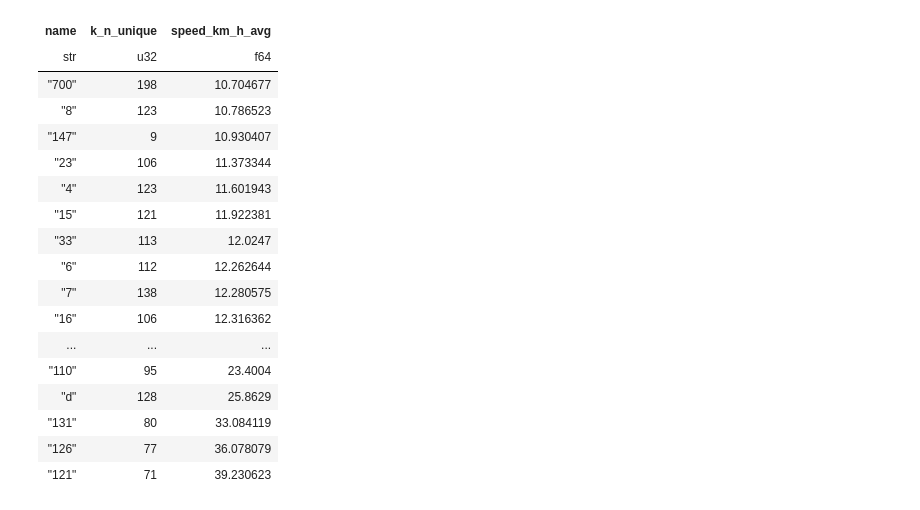
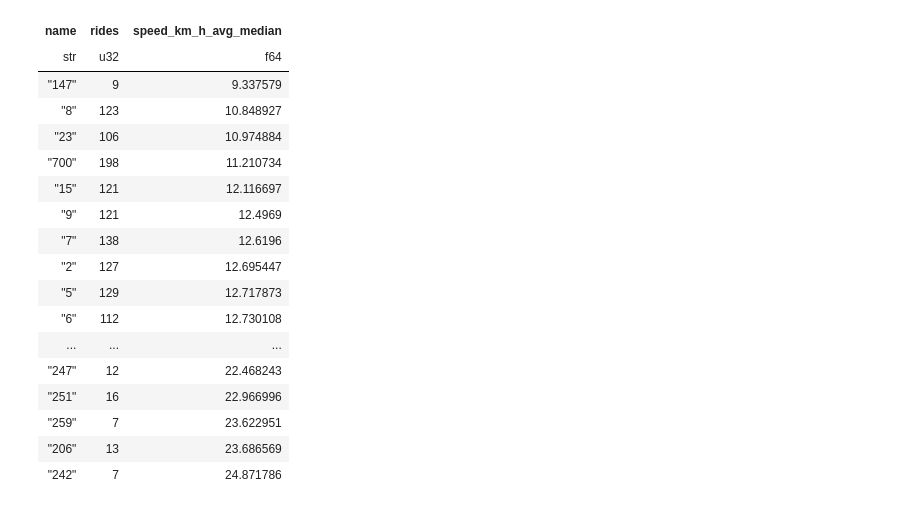
Before and after one commit to ppatrzyk/kaggle, a Jupyter notebook: public_transport/public_transport.ipynb, the cells around one changed output. Saved outputs shown, nothing was run; the diff lists cells and outputs as text; code cells hidden in the pictures.

```diff
--- a/public_transport/public_transport.ipynb
+++ b/public_transport/public_transport.ipynb
@@ -104,27 +111,32 @@ show(p)
 # %% [output]
 [interactive output not drawn]
 [interactive output not drawn]
-# %%
-positions.groupby('name').agg([
-    pl.col("k").n_unique(),
-    (pl.col("distance_km").sum() / pl.col("time_diff_s").sum() * 3600).alias("speed_km_h_avg")
-]).sort("speed_km_h_avg")
-# %% [output]
-| name | k_n_unique | speed_km_h_avg |
-| str | u32 | f64 |
-| "700" | 198 | 10.704677 |
-| "8" | 123 | 10.786523 |
-| "147" | 9 | 10.930407 |
-| "23" | 106 | 11.373344 |
-| "4" | 123 | 11.601943 |
-| "15" | 121 | 11.922381 |
-| "33" | 113 | 12.0247 |
-| "6" | 112 | 12.262644 |
-| "7" | 138 | 12.280575 |
-| "16" | 106 | 12.316362 |
-| ... | ... | ... |
-| "110" | 95 | 23.4004 |
-| "d" | 128 | 25.8629 |
-| "131" | 80 | 33.084119 |
-| "126" | 77 | 36.078079 |
-| "121" | 71 | 39.230623 |
+# %%
+rides = positions.groupby('k').agg([
+    pl.col("name").first().alias("name"),
+    (pl.col("distance_km").sum() / pl.col("time_diff_s").sum() * 3600).alias("speed_km_h_avg")
+])
+
+rides.groupby("name").agg([
+    pl.col("k").n_unique().alias("rides"),
+    pl.col("speed_km_h_avg").median(),
+]).sort("speed_km_h_avg_median")
+# %% [output]
+| name | rides | speed_km_h_avg_median |
+| str | u32 | f64 |
+| "147" | 9 | 9.337579 |
+| "8" | 123 | 10.848927 |
+| "23" | 106 | 10.974884 |
+| "700" | 198 | 11.210734 |
+| "15" | 121 | 12.116697 |
+| "9" | 121 | 12.4969 |
+| "7" | 138 | 12.6196 |
+| "2" | 127 | 12.695447 |
+| "5" | 129 | 12.717873 |
+| "6" | 112 | 12.730108 |
+| ... | ... | ... |
+| "247" | 12 | 22.468243 |
+| "251" | 16 | 22.966996 |
+| "259" | 7 | 23.622951 |
+| "206" | 13 | 23.686569 |
+| "242" | 7 | 24.871786 |
```
Also changed, not shown: parts of 3 cells of this notebook.
